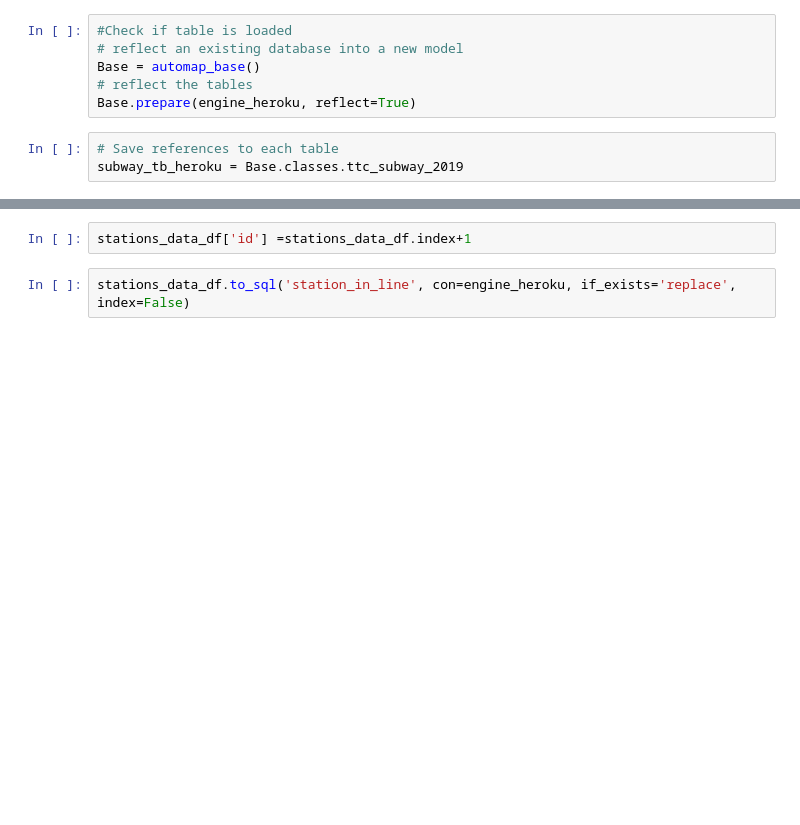
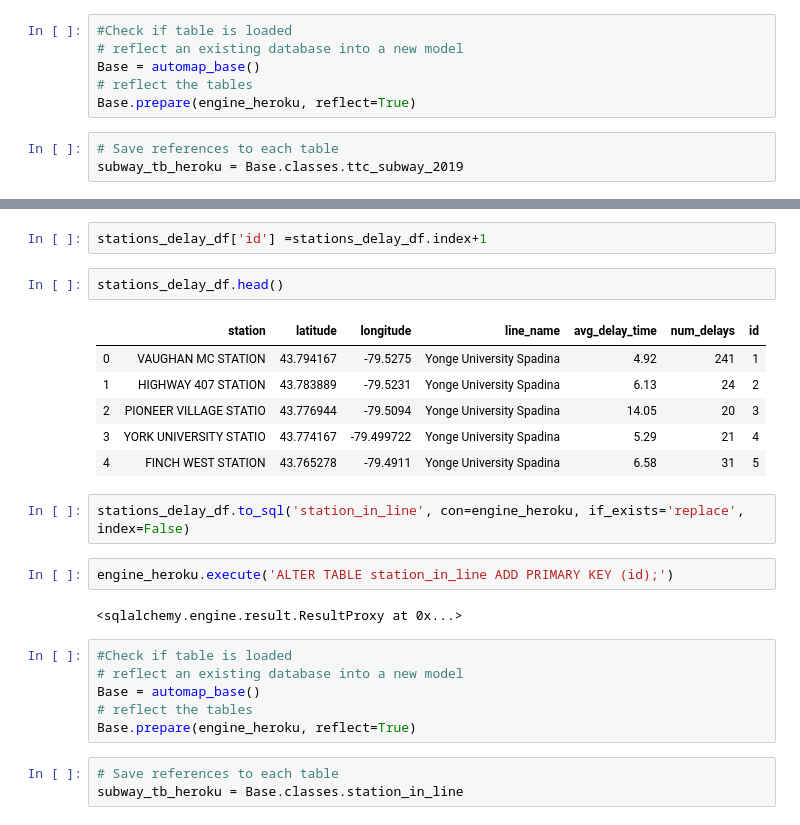
Before and after one commit to nfiskandar/TTC_Subway_Delay_Dashboard, a Jupyter notebook: ttc-2019-delays/TTC_subway2019_ETL.ipynb, the cells around one changed output, grey strips where cells are left out. Saved outputs shown, nothing was run; the diff lists cells and outputs as text; blank space fills up the shorter version.

```diff
--- a/ttc-2019-delays/TTC_subway2019_ETL.ipynb
+++ b/ttc-2019-delays/TTC_subway2019_ETL.ipynb
@@ -88,4 +90,26 @@ len(stations_data_df)
 # %%
-stations_data_df['id'] =stations_data_df.index+1
+stations_delay_df['id'] =stations_delay_df.index+1
+# %%
+stations_delay_df.head()
+# %% [output]
+|  | station | latitude | longitude | line_name | avg_delay_time | num_delays | id |
+| 0 | VAUGHAN MC STATION | 43.794167 | -79.5275 | Yonge University Spadina | 4.92 | 241 | 1 |
+| 1 | HIGHWAY 407 STATION | 43.783889 | -79.5231 | Yonge University Spadina | 6.13 | 24 | 2 |
+| 2 | PIONEER VILLAGE STATIO | 43.776944 | -79.5094 | Yonge University Spadina | 14.05 | 20 | 3 |
+| 3 | YORK UNIVERSITY STATIO | 43.774167 | -79.499722 | Yonge University Spadina | 5.29 | 21 | 4 |
+| 4 | FINCH WEST STATION | 43.765278 | -79.4911 | Yonge University Spadina | 6.58 | 31 | 5 |
 # %%
-stations_data_df.to_sql('station_in_line', con=engine_heroku, if_exists='replace', index=False)
+stations_delay_df.to_sql('station_in_line', con=engine_heroku, if_exists='replace', index=False)
+# %%
+engine_heroku.execute('ALTER TABLE station_in_line ADD PRIMARY KEY (id);')
+# %% [output]
+<sqlalchemy.engine.result.ResultProxy at 0x...>
+# %%
+#Check if table is loaded
+# reflect an existing database into a new model
+Base = automap_base()
+# reflect the tables
+Base.prepare(engine_heroku, reflect=True)
+# %%
+# Save references to each table
+subway_tb_heroku = Base.classes.station_in_line
```
Also changed, not shown: parts of 6 cells of this notebook, 2 other files.
